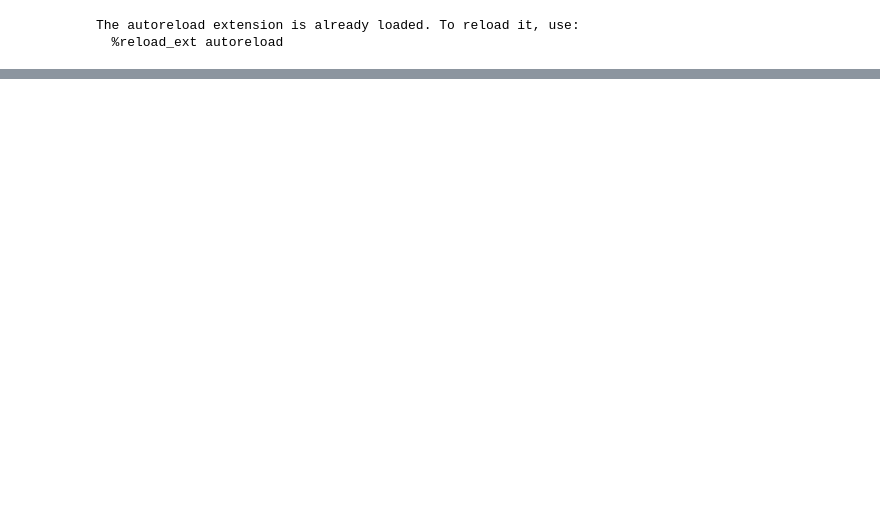
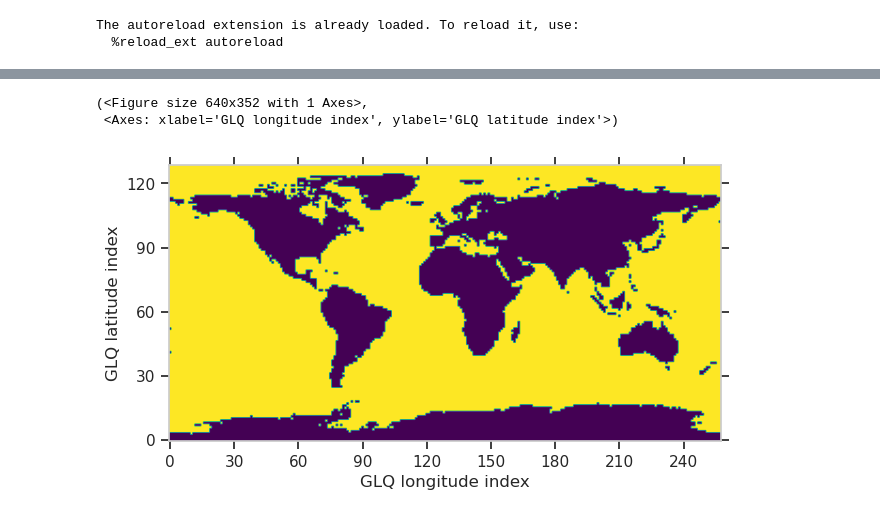
Before and after one commit to da380/pyslfp, a Jupyter notebook: examples/benchmarks.ipynb, the cells around one changed output, grey strips where cells are left out. Cells and saved outputs as stored; diff of their text form; code cells hidden in the pictures; blank space fills up the shorter version.

```diff
--- a/examples/benchmarks.ipynb
+++ b/examples/benchmarks.ipynb
@@ -97,0 +134,6 @@ plot_from_shgrid(old_response.phi - new_response.phi, ax[2,2])
+# %%
+SL.ocean_function(sl0,ice0).plot()
+# %% [output]
+(<Figure size 640x352 with 1 Axes>,
+ <Axes: xlabel='GLQ longitude index', ylabel='GLQ latitude index'>)
+[figure, added]
```
Also changed, not shown: parts of 6 cells of this notebook.
